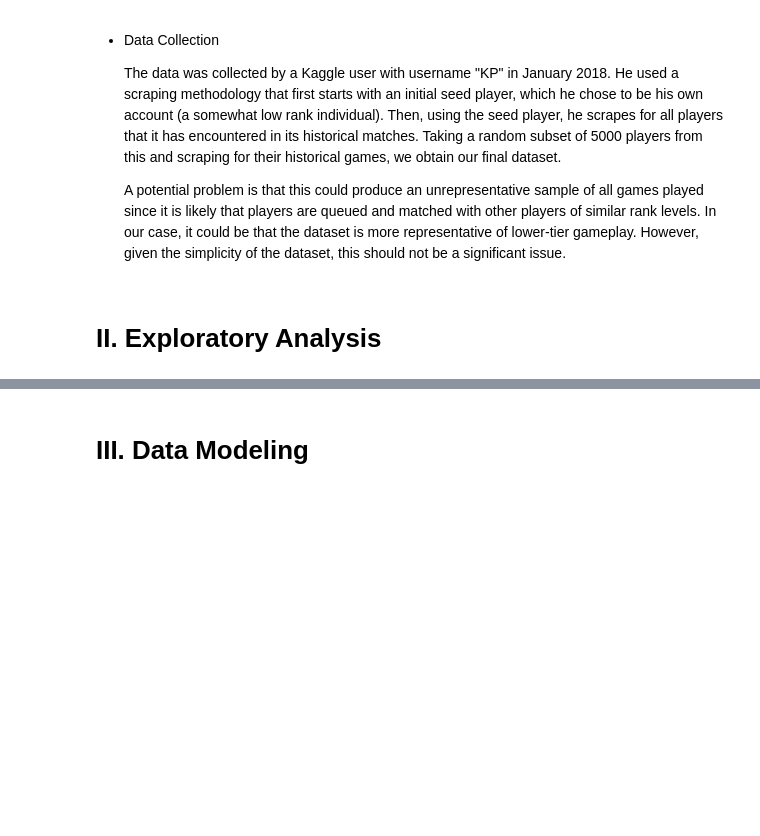
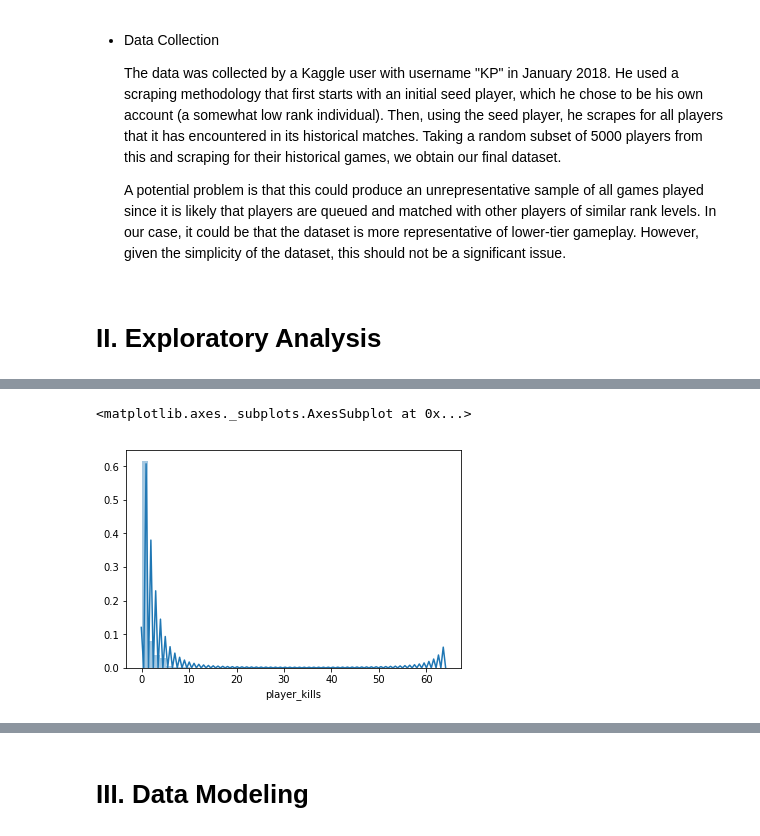
Before and after one commit to castleowl/131project, a Jupyter notebook: Stats131 Final Project.ipynb, the cells around one changed output, grey strips where cells are left out. Cells and saved outputs as stored; diff of their text form; code cells hidden in the pictures; blank space fills up the shorter version.

```diff
--- a/Stats131 Final Project.ipynb
+++ b/Stats131 Final Project.ipynb
@@ -18,0 +143,5 @@
+# %%
+sns.distplot(agg['player_kills'])
+# %% [output]
+<matplotlib.axes._subplots.AxesSubplot at 0x...>
+[figure, added]
```
Also changed, not shown: parts of 61 cells of this notebook.
